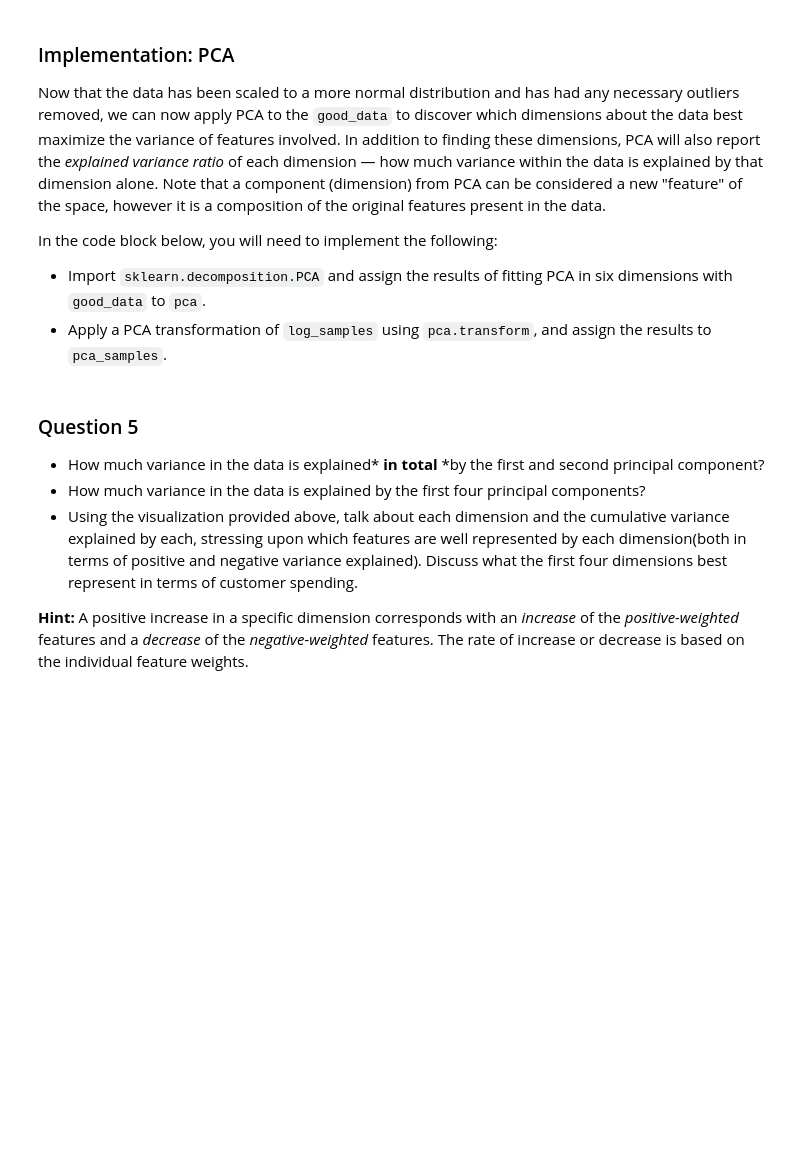
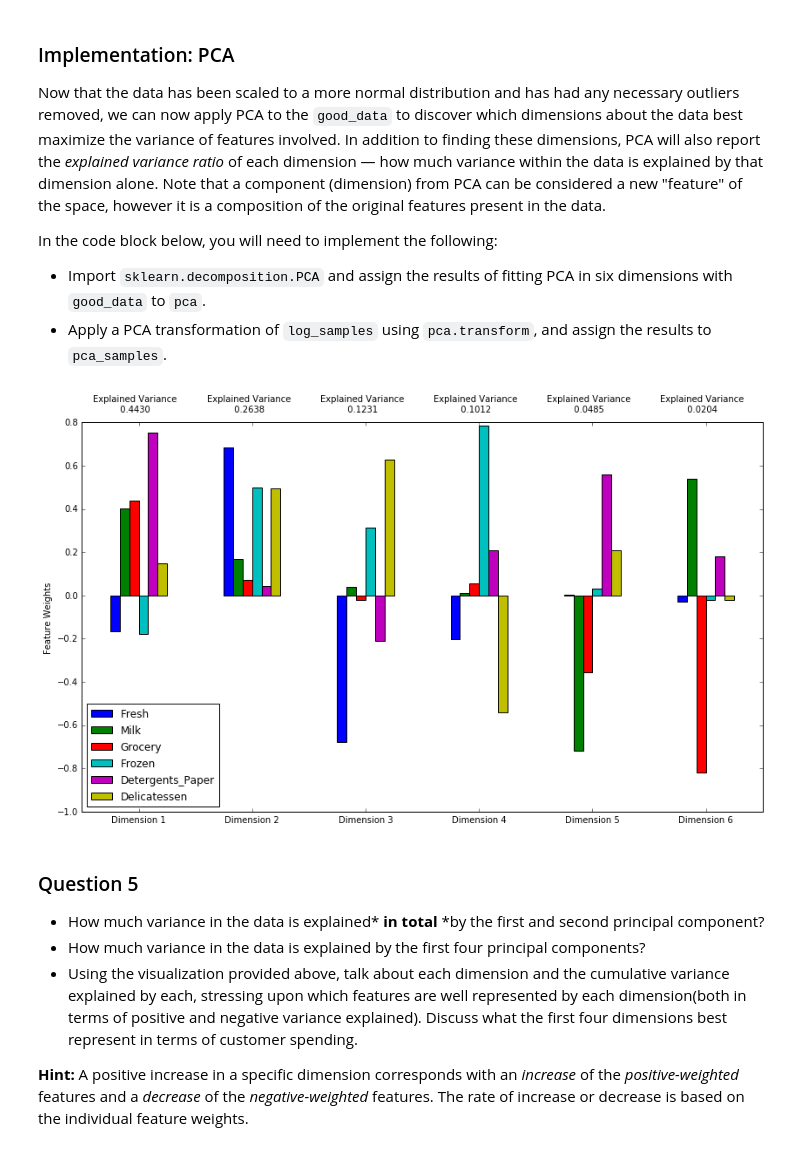
Before and after one commit to rajivmoghe/nd009, a Jupyter notebook: projects/customer_segments/customer_segments.ipynb, the cells around one changed output. Cells and saved outputs as stored; diff of their text form; code cells hidden in the pictures; blank space fills up the shorter version.

```diff
--- a/projects/customer_segments/customer_segments.ipynb
+++ b/projects/customer_segments/customer_segments.ipynb
@@ -164,24 +314,36 @@ In the code block below, you will need to implement the following:
 **NOTE:** If you choose to remove any outliers, ensure that the sample data does not contain any of these points!
 Once you have performed this implementation, the dataset will be stored in the variable `good_data`.
 # %%
+#Store the outlier rows in an array
+outlier_rows = np.array([], dtype='int64')
 # For each feature find the data points with extreme high or low values
 for feature in log_data.keys():
 
     # TODO: Calculate Q1 (25th percentile of the data) for the given feature
-    Q1 = None
+    Q1 = np.percentile(log_data[feature], 25)
 
     # TODO: Calculate Q3 (75th percentile of the data) for the given feature
-    Q3 = None
+    Q3 = np.percentile(log_data[feature], 75)
 
     # TODO: Use the interquartile range to calculate an outlier step (1.5 times the interquartile range)
-    step = None
+    step = 1.5*(Q3-Q1)
+    # select the outlier points using the formula provided
+    outlier_points = log_data[~((log_data[feature] >= Q1 - step) & (log_data[feature] <= Q3 + step))]
+    # Append the indexes of the rows to an array
+    outlier_rows = np.append(outlier_rows, outlier_points.index.values.astype('int64'))
+    # print outlier_rows
+    # Display the outliers
+    #print "\nData points considered outliers for the feature '{}':".format(feature)
+    #display(log_data[~((log_data[feature] >= Q1 - step) & (log_data[feature] <= Q3 + step))])
 
-    # Display the outliers
-    print "Data points considered outliers for the feature '{}':".format(feature)
-    display(log_data[~((log_data[feature] >= Q1 - step) & (log_data[feature] <= Q3 + step))])
+#print "outlier_rows", len(outlier_rows)
+uniqs, counts = np.unique(outlier_rows, return_counts=True)
+#print "uniqs", uniqs
+#print "counts", counts
+#print "zipper", zip(uniqs, counts)
 
 # OPTIONAL: Select the indices for data points you wish to remove
-outliers  = []
-
+outliers  = uniqs[counts>1]
+print outliers
 # Remove the outliers, if any were specified
 good_data = log_data.drop(log_data.index[outliers]).reset_index(drop = True)
@@ -206,14 +376,18 @@ In the code block below, you will need to implement the following:
  - Import `sklearn.decomposition.PCA` and assign the results of fitting PCA in six dimensions with `good_data` to `pca`.
  - Apply a PCA transformation of `log_samples` using `pca.transform`, and assign the results to `pca_samples`.
 # %%
+from sklearn.decomposition import PCA
 # TODO: Apply PCA by fitting the good data with the same number of dimensions as features
-pca = None
+pca = PCA(n_components=len(good_data.columns))
+pca.fit(good_data)
 
 # TODO: Transform log_samples using the PCA fit above
-pca_samples = None
+pca_samples = pca.transform(log_samples)
 
 # Generate PCA results plot
 pca_results = vs.pca_results(good_data, pca)
+# %% [output]
+[figure, added]
 # %% [markdown]
 ### Question 5
 
```
Also changed, not shown: parts of 47 cells of this notebook, 2 other files.
